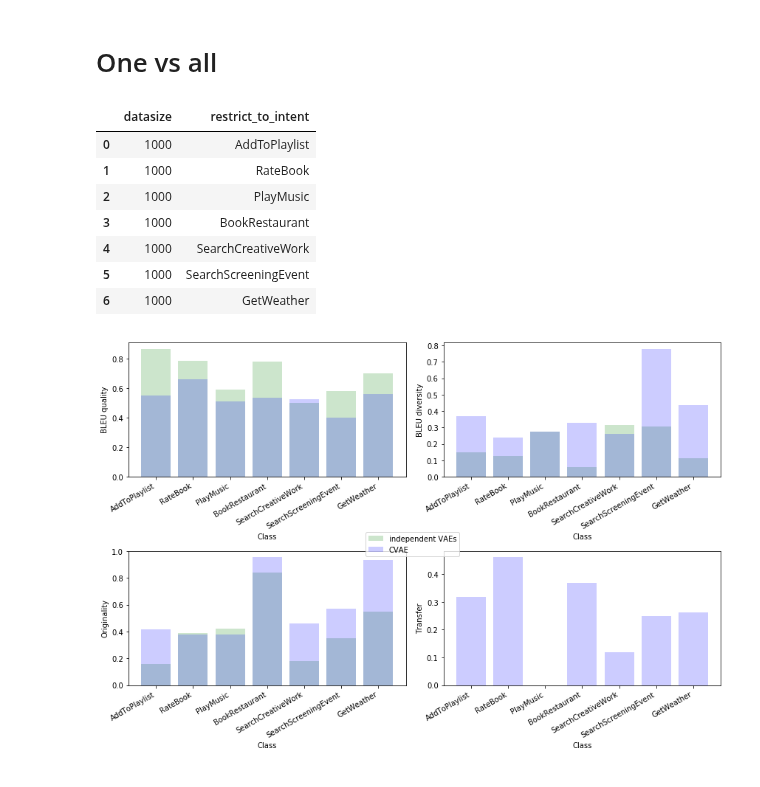
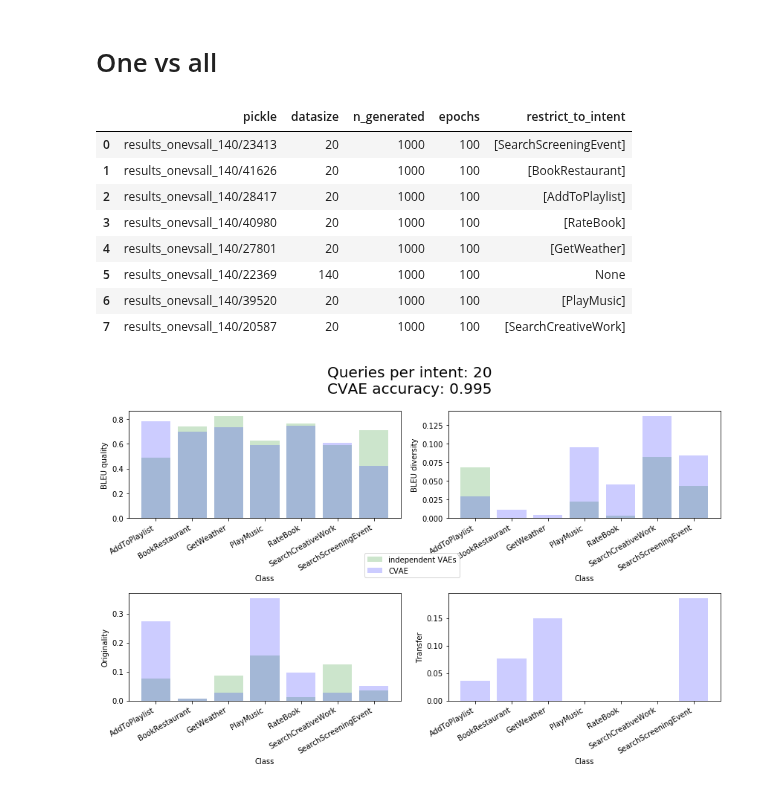
Before and after one commit to sonos/automatic-data-generation, a Jupyter notebook: automatic_data_generation/data-generation.ipynb, the cells around one changed output. Saved outputs shown, nothing was run; the diff lists cells and outputs as text; code cells hidden in the pictures.

```diff
--- a/automatic_data_generation/data-generation.ipynb
+++ b/automatic_data_generation/data-generation.ipynb
@@ -490,7 +536,7 @@ intents = runs[0]['delexicalised_metrics']['bleu_scores']['quality'].keys()
 bleu_qualities     = [run['delexicalised_metrics']['bleu_scores']['quality']['avg'] for run in runs]
 accuracies         = [run['delexicalised_metrics']['intent_accuracy'] for run in runs]
 bleu_diversities   = [run['delexicalised_metrics']['bleu_scores']['diversity']['avg'] for run in runs]
-bleu_originalities = [run['delexicalised_metrics']['bleu_scores']['originality']['avg'] for run in runs]
+bleu_originalities = [run['delexicalised_metrics']['originality']['avg'] for run in runs]
 transfer           = [run['delexicalised_metrics']['transfer']['avg'] for run in runs]
 metrics = [bleu_qualities, accuracies, bleu_diversities, bleu_originalities, transfer]
 
@@ -511,5 +557,7 @@ axarr[2].set_ylabel('BLEU diversity')
 axarr[3].set_ylabel('Originality'   )
 axarr[4].set_ylabel('Transfer'   )
 
-fig.tight_layout()
+fig.suptitle('Dataset: {}\nQueries per intent: {}'.format(runs[0]['args'].dataset, int(runs[0]['args'].datasize/7)), fontsize=20)
+
+fig.tight_layout(rect=[0, 0.03, 1, 0.9])
 # %% [output]
@@ -529,5 +565,5 @@ run['delexicalised_metrics']['bleu_scores']['original_diversity']
 # %%
-run = runs[-1]
+run = runs[2]
 requested_intent = 'PlayMusic'
 indices = [i for i,intent in enumerate(run['generated']['intents']) if intent == requested_intent]
 print(*[run['generated']['delexicalised'][idx] for idx in indices], sep='\n\n')
@@ -552,8 +570,7 @@ play music by _artist_ on _service_
 # %% [markdown]
 # One vs all
 # %%
-#results_dir = 'results_datasize_prop'
-results_dir = 'results_onevsall'
+results_dir = 'results_onevsall_140'
 runs = []
 
 for filename in os.listdir(results_dir):
@@ -562,72 +579,71 @@ for filename in os.listdir(results_dir):
 
 runs.sort(key = lambda x : x['args'].num_nones)
 runs.sort(key = lambda x : x['args'].dataset)
-runs = [run for run in runs if (run['args'].restrict_to_intent) is not None]
+
+vae_runs = [run for run in runs if run['args'].restrict_to_intent is not None]
+cvae_run = [run for run in runs if run['args'].restrict_to_intent is None][0]
 
 data = {}
 for arg_name in runs[0]['args'].__dict__.keys():
     data[arg_name] = [getattr(run['args'], arg_name) for run in runs]
-data['bleu_quality']   = np.array([run['delexicalised_metrics']['bleu_scores']['quality']['avg'] for run in runs])
-data['bleu_diversity'] = np.array([run['delexicalised_metrics']['bleu_scores']['diversity']['avg'] for run in runs])
-data['accuracy']       = np.array([run['delexicalised_metrics']['intent_accuracy'] for run in runs])
 
-df = pd.DataFrame(data, columns=['datasize', 'restrict_to_intent'])
+df = pd.DataFrame(data, columns=['pickle', 'datasize', 'n_generated', 'epochs', 'restrict_to_intent'])
 df.head(20)
 # %% [output]
-|  | datasize | restrict_to_intent |
-| 0 | 1000 | AddToPlaylist |
-| 1 | 1000 | RateBook |
-| 2 | 1000 | PlayMusic |
-| 3 | 1000 | BookRestaurant |
-| 4 | 1000 | SearchCreativeWork |
-| 5 | 1000 | SearchScreeningEvent |
-| 6 | 1000 | GetWeather |
+|  | pickle | datasize | n_generated | epochs | restrict_to_intent |
+| 0 | results_onevsall_140/23413 | 20 | 1000 | 100 | [SearchScreeningEvent] |
+| 1 | results_onevsall_140/41626 | 20 | 1000 | 100 | [BookRestaurant] |
+| 2 | results_onevsall_140/28417 | 20 | 1000 | 100 | [AddToPlaylist] |
+| 3 | results_onevsall_140/40980 | 20 | 1000 | 100 | [RateBook] |
+| 4 | results_onevsall_140/27801 | 20 | 1000 | 100 | [GetWeather] |
+| 5 | results_onevsall_140/22369 | 140 | 1000 | 100 | None |
+| 6 | results_onevsall_140/39520 | 20 | 1000 | 100 | [PlayMusic] |
+| 7 | results_onevsall_140/20587 | 20 | 1000 | 100 | [SearchCreativeWork] |
 # %%
 fig, axarr = plt.subplots(2,2, figsize=(12,8))
 axarr = axarr.flatten()
 
-restrict = [str(run['args'].restrict_to_intent) for run in runs]
+restrict = sorted([str(run['args'].restrict_to_intent[0]) for run in vae_runs])
 
-bleu_qualities     = [run['delexicalised_metrics']['bleu_scores']['quality']['avg'] for run in runs]
-bleu_diversities   = [run['delexicalised_metrics']['bleu_scores']['diversity']['avg'] for run in runs]
-originalities      = [run['delexicalised_metrics']['originality']['avg'] for run in runs]
+bleu_qualities     = [run['delexicalised_metrics']['bleu_scores']['quality']['avg'] for run in vae_runs]
+bleu_diversities   = [run['delexicalised_metrics']['bleu_scores']['diversity']['avg'] for run in vae_runs]
+originalities      = [run['delexicalised_metrics']['originality']['avg'] for run in vae_runs]
 #transfer           = [run['delexicalised_metrics']['transfer']['avg'] for run in runs]
 metrics = [bleu_qualities, bleu_diversities, originalities]
 
 for i, metric in enumerate(metrics):
-
     axarr[i].bar(restrict, metric, alpha=0.2, color='green', label='independent VAEs' if i==0 else '')
     for label in axarr[i].get_xmajorticklabels():
         label.set_rotation(30)
         label.set_horizontalalignment("right")
     low, high, delta = min(metric), max(metric), max(metric) - min(metric)
     #axarr[i].set_ylim(low - 0.2 * delta, high + 0.2 * delta)
     axarr[i].set_xlabel('Class')
 
-full = torch.load(os.path.join(results_dir,'full.pkl'))
-bleu_qualities     = [full['delexicalised_metrics']['bleu_scores']['quality'][intent] for intent in restrict]
-bleu_diversities   = [full['delexicalised_metrics']['bleu_scores']['diversity'][intent] for intent in restrict]
-originalities      = [full['delexicalised_metrics']['originality'][intent] for intent in restrict]
-transfer           = [full['delexicalised_metrics']['transfer'][intent] for intent in restrict]
+bleu_qualities     = [cvae_run['delexicalised_metrics']['bleu_scores']['quality'][intent] for intent in restrict]
+bleu_diversities   = [cvae_run['delexicalised_metrics']['bleu_scores']['diversity'][intent] for intent in restrict]
+originalities      = [cvae_run['delexicalised_metrics']['originality'][intent] for intent in restrict]
+transfer           = [cvae_run['delexicalised_metrics']['transfer'][intent] for intent in restrict]
 metrics = [bleu_qualities, bleu_diversities, originalities, transfer]
 
 for i, metric in enumerate(metrics):
 
     axarr[i].bar(restrict, metric, alpha=0.2, color='blue', label='CVAE' if i==0 else '')
     for label in axarr[i].get_xmajorticklabels():
         label.set_rotation(30)
         label.set_horizontalalignment("right")
     low, high, delta = min(metric), max(metric), max(metric) - min(metric)
     #axarr[i].set_ylim(low - 0.2 * delta, high + 0.2 * delta)
     axarr[i].set_xlabel('Class')
 
 axarr[0].set_ylabel('BLEU quality'  )
 axarr[1].set_ylabel('BLEU diversity')
 axarr[2].set_ylabel('Originality'   )
 axarr[3].set_ylabel('Transfer'   )
 
+fig.suptitle('Queries per intent: {}\nCVAE accuracy: {}'.format(vae_runs[0]['args'].datasize, cvae_run['delexicalised_metrics']['intent_accuracy']), fontsize=20)
 fig.legend(loc='center')
 
-fig.tight_layout()
+fig.tight_layout(rect=[0, 0.03, 1, 0.9])
 # %% [output]
-[figure, old version]
+[figure, new version]
```
Also changed, not shown: parts of 19 cells of this notebook, 3 other files.
